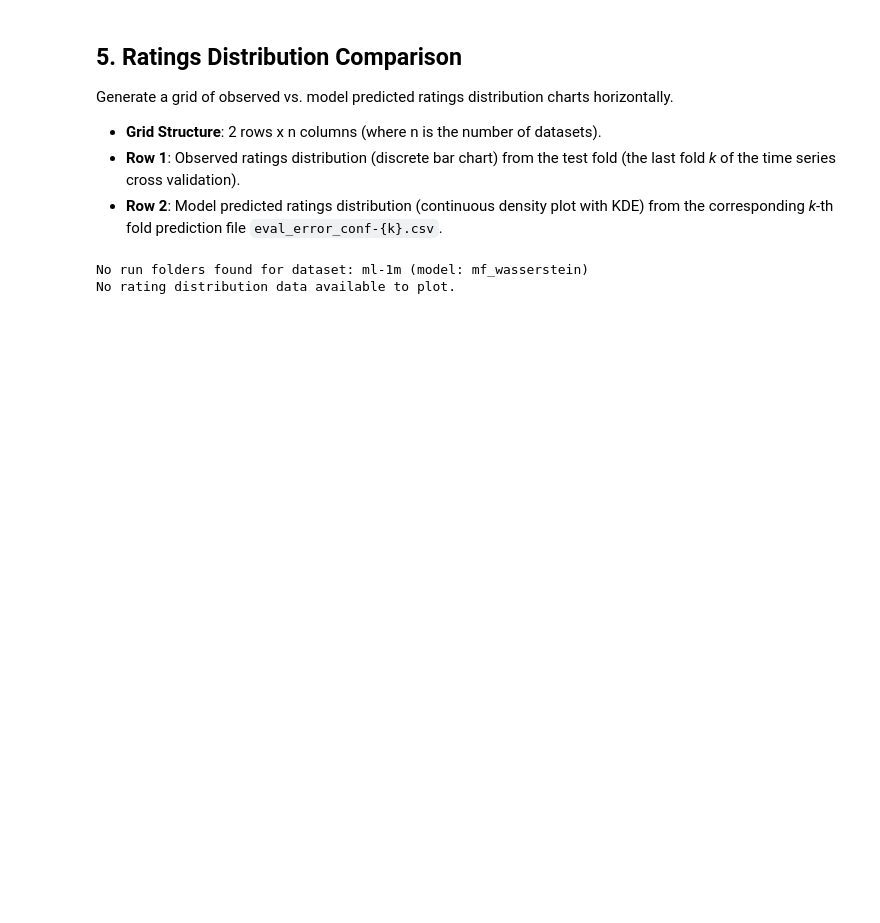
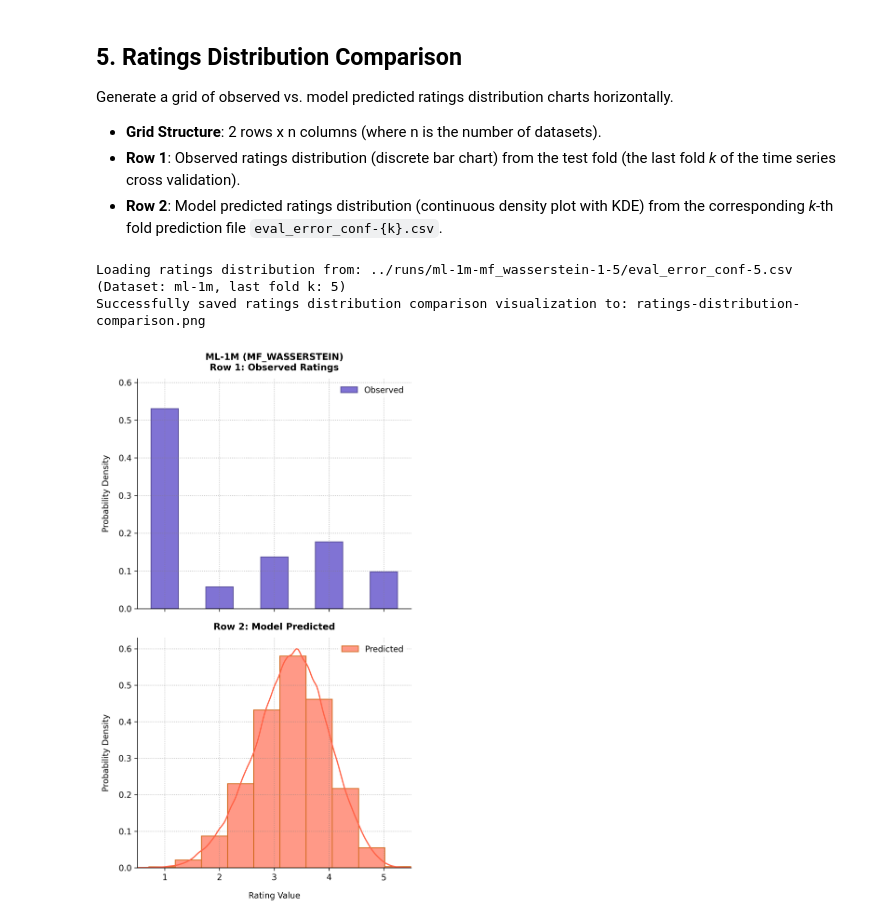
Before and after one commit to joel021/rating-pred-dynamic-conf-analysis, a Jupyter notebook: notebooks/wasserstein-analysis.ipynb, the cells around one changed output. Saved outputs shown, nothing was run; the diff lists cells and outputs as text; code cells hidden in the pictures; blank space fills up the shorter version.

```diff
--- a/notebooks/wasserstein-analysis.ipynb
+++ b/notebooks/wasserstein-analysis.ipynb
@@ -279,7 +282,7 @@ datasets_data = []
 
 for db in datasets:
     # Use the first model in the list as the reference model
-    m = models[0] if models else 'mf'
+    m = models[0] if models else 'mf_wasserstein'
 
     # Find last fold k and its folder
     pattern = os.path.join(runs_dir, f"{db}-{m}-*")
@@ -363,32 +366,35 @@ if num_datasets > 0:
 
         # Row 2: Model Predicted Rating Distribution (Continuous)
         ax_pred = axes[1, j]
+        # Using a binwidth of 0.5 to better see how the continuous values align with discrete range values
         sns.histplot(
             pred,
             ax=ax_pred,
             color='Tomato',
             kde=True,
             stat='density',
+            binwidth=0.5,
             alpha=0.65,
             edgecolor='chocolate',
             label='Predicted'
         )
         ax_pred.set_title(f"Row 2: Model Predicted", fontsize=11, fontweight='bold', pad=10)
         ax_pred.set_xlabel("Rating Value", labelpad=12)
         ax_pred.set_ylabel("Probability Density", labelpad=10)
         ax_pred.set_xlim(0.5, 5.5)
         ax_pred.grid(True, linestyle=':', alpha=0.6, color='gray')
         ax_pred.spines['top'].set_visible(False)
         ax_pred.spines['right'].set_visible(False)
         ax_pred.legend(loc='best', frameon=True, facecolor='white', edgecolor='none')
 
     plt.tight_layout()
     filename_dist = "ratings-distribution-comparison.png"
     plt.savefig(filename_dist, bbox_inches='tight', dpi=300)
     print(f"Successfully saved ratings distribution comparison visualization to: {filename_dist}")
     plt.show()
 else:
     print("No rating distribution data available to plot.")
 # %% [output]
-No run folders found for dataset: ml-1m (model: mf_wasserstein)
-No rating distribution data available to plot.
+Loading ratings distribution from: ../runs/ml-1m-mf_wasserstein-1-5/eval_error_conf-5.csv (Dataset: ml-1m, last fold k: 5)
+Successfully saved ratings distribution comparison visualization to: ratings-distribution-comparison.png
+[figure, added]
```
Also changed, not shown: parts of 4 cells of this notebook, 10 other files.
